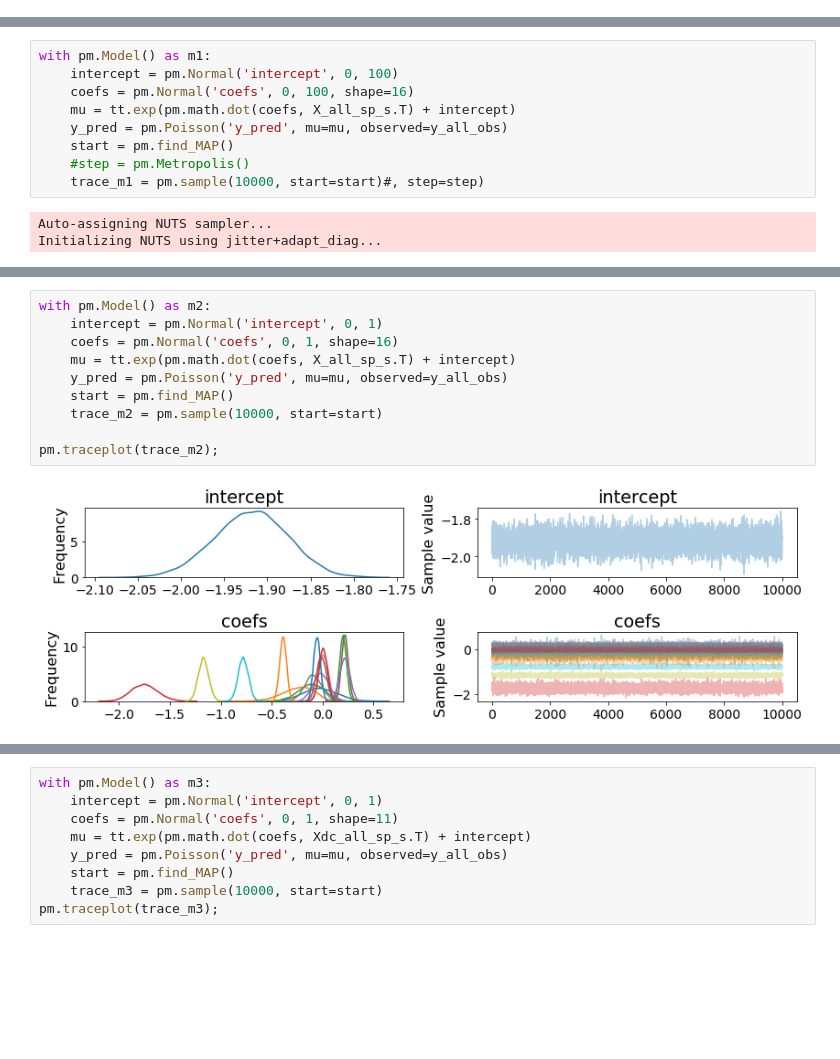
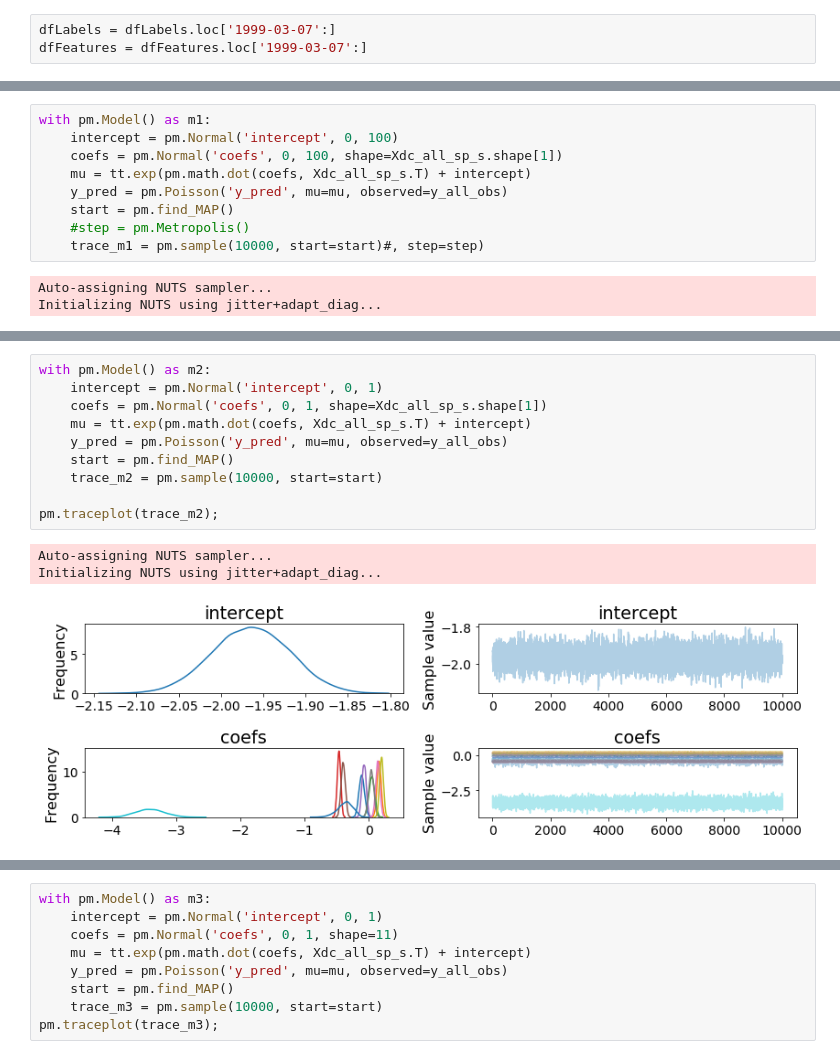
Before and after one commit to madHatter106/beaching, a Jupyter notebook: V2_1709/ML_Poisson_1.ipynb, the cells around one changed output, grey strips where cells are left out. Drawn from its saved outputs; the diff is of its cells as text; blank space fills up the shorter version.

```diff
--- a/V2_1709/ML_Poisson_1.ipynb
+++ b/V2_1709/ML_Poisson_1.ipynb
@@ -29,3 +25,6 @@ dfLabels.head(2)
+# %%
+dfLabels = dfLabels.loc['1999-03-07':]
+dfFeatures = dfFeatures.loc['1999-03-07':]
 # %%
 dfFeatures.head(2)
 # %% [output]
@@ -131,8 +137,8 @@ pm.traceplot(trace_m0, figsize=(12, 3));
 # %%
 with pm.Model() as m1:
     intercept = pm.Normal('intercept', 0, 100)
-    coefs = pm.Normal('coefs', 0, 100, shape=16)
-    mu = tt.exp(pm.math.dot(coefs, X_all_sp_s.T) + intercept)
+    coefs = pm.Normal('coefs', 0, 100, shape=Xdc_all_sp_s.shape[1])
+    mu = tt.exp(pm.math.dot(coefs, Xdc_all_sp_s.T) + intercept)
     y_pred = pm.Poisson('y_pred', mu=mu, observed=y_all_obs)
     start = pm.find_MAP()
     #step = pm.Metropolis()
@@ -178,14 +179,16 @@ ax.plot(y_all_obs[idx], med_y_pred[idx], 'k--')
 # %%
 with pm.Model() as m2:
     intercept = pm.Normal('intercept', 0, 1)
-    coefs = pm.Normal('coefs', 0, 1, shape=16)
-    mu = tt.exp(pm.math.dot(coefs, X_all_sp_s.T) + intercept)
+    coefs = pm.Normal('coefs', 0, 1, shape=Xdc_all_sp_s.shape[1])
+    mu = tt.exp(pm.math.dot(coefs, Xdc_all_sp_s.T) + intercept)
     y_pred = pm.Poisson('y_pred', mu=mu, observed=y_all_obs)
     start = pm.find_MAP()
     trace_m2 = pm.sample(10000, start=start)
 
 pm.traceplot(trace_m2);
 # %% [output]
+Auto-assigning NUTS sampler...
+Initializing NUTS using jitter+adapt_diag...
-[figure, old version]
+[figure, new version]
 # %%
 ax = pm.plot_posterior(trace_m2, ref_val=0)
```
Also changed, not shown: parts of 22 cells of this notebook, 4 other files.
